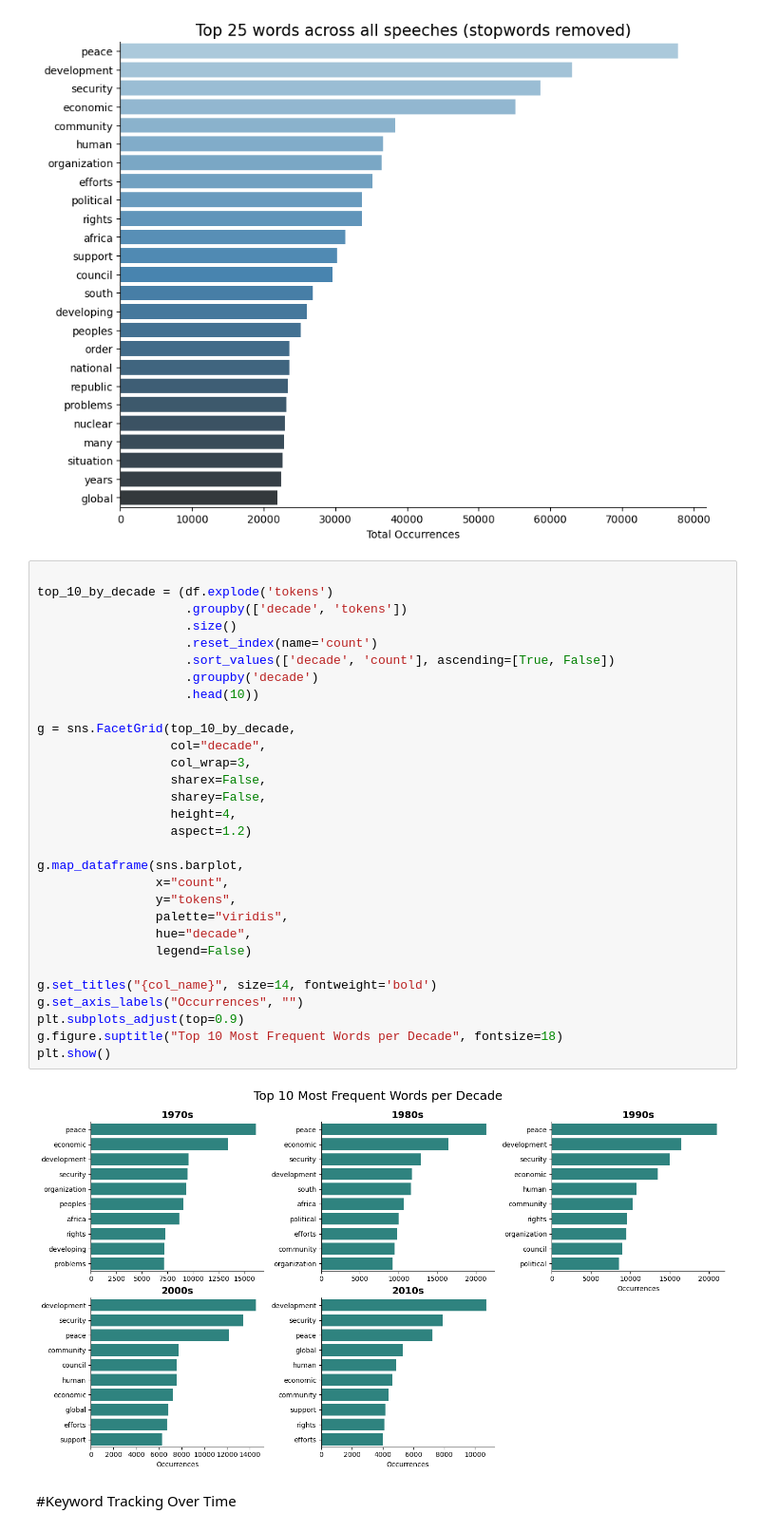
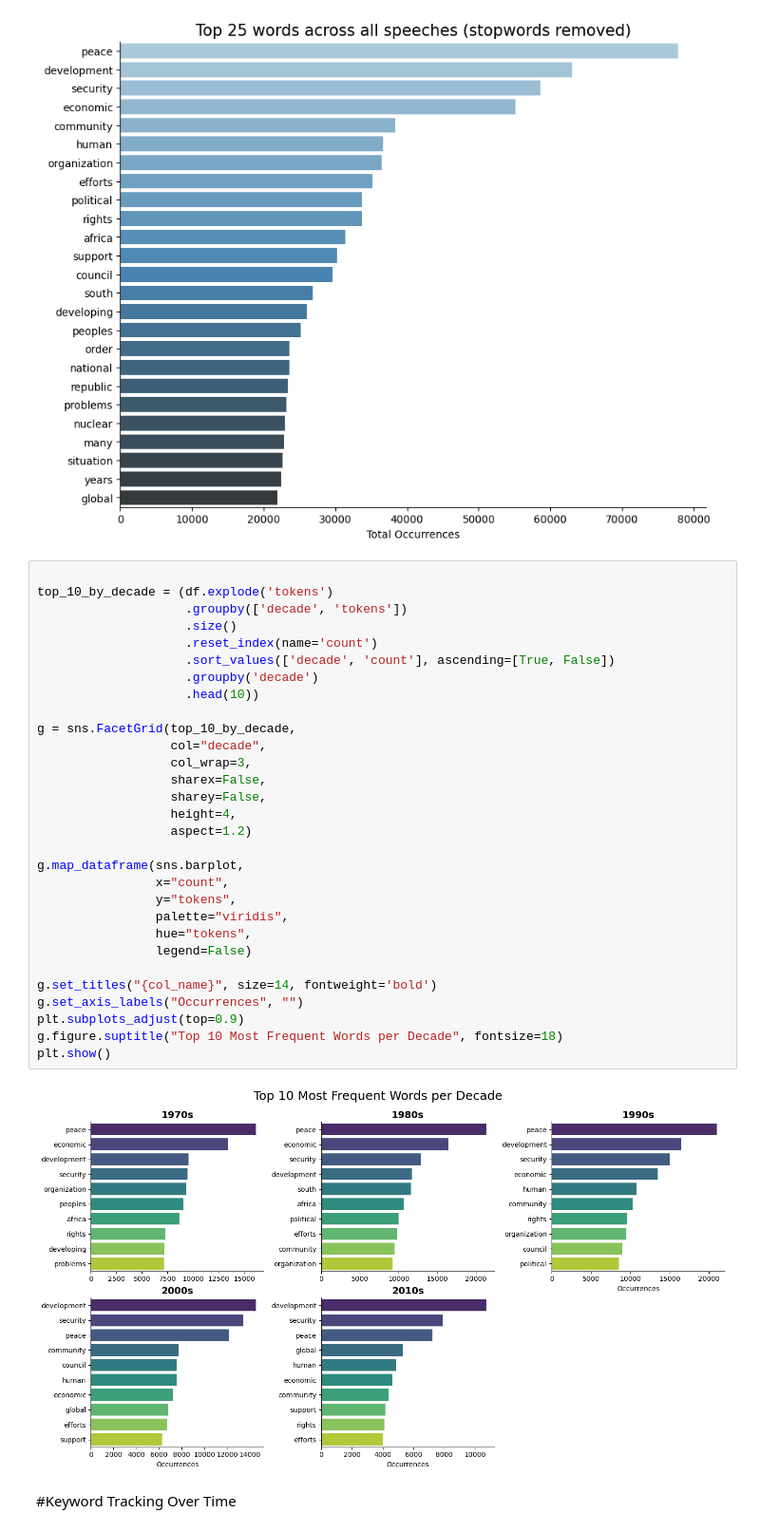
Before and after one commit to com-480-data-visualization/VizKids, a Jupyter notebook: exploration.ipynb, the cells around one changed output. Shown at 95% size. Drawn from its saved outputs; the diff is of its cells as text.

```diff
--- a/exploration.ipynb
+++ b/exploration.ipynb
@@ -158,35 +158,35 @@ plt.show()
 # %%
 
 top_10_by_decade = (df.explode('tokens')
                     .groupby(['decade', 'tokens'])
                     .size()
                     .reset_index(name='count')
                     .sort_values(['decade', 'count'], ascending=[True, False])
                     .groupby('decade')
                     .head(10))
 
 g = sns.FacetGrid(top_10_by_decade,
                   col="decade",
                   col_wrap=3,
                   sharex=False,
                   sharey=False,
                   height=4,
                   aspect=1.2)
 
 g.map_dataframe(sns.barplot,
                 x="count",
                 y="tokens",
                 palette="viridis",
-                hue="decade",
+                hue="tokens",
                 legend=False)
 
 g.set_titles("{col_name}", size=14, fontweight='bold')
 g.set_axis_labels("Occurrences", "")
 plt.subplots_adjust(top=0.9)
 g.figure.suptitle("Top 10 Most Frequent Words per Decade", fontsize=18)
 plt.show()
 # %% [output]
-[figure, old version]
+[figure, new version]
 # %% [markdown]
 #Keyword Tracking Over Time
 # %%
```
